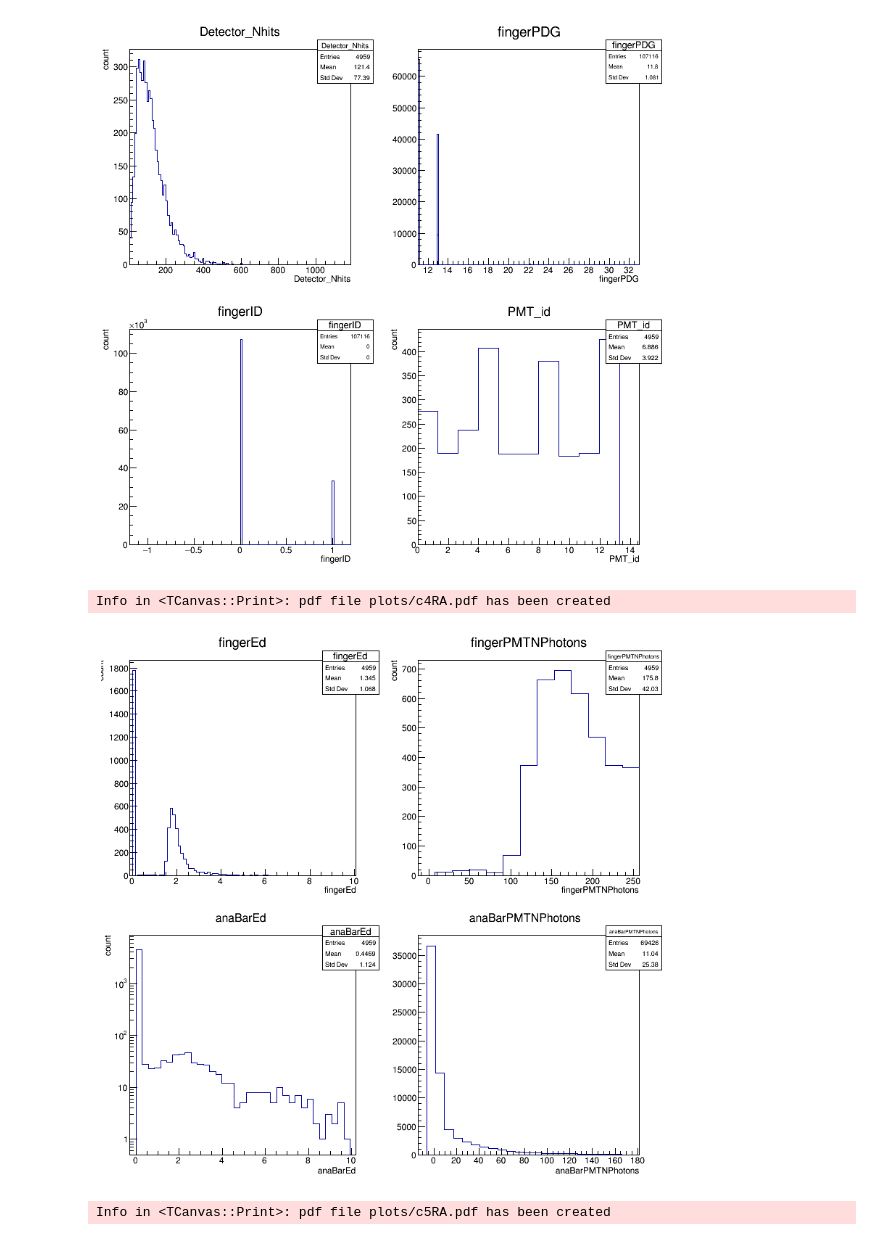
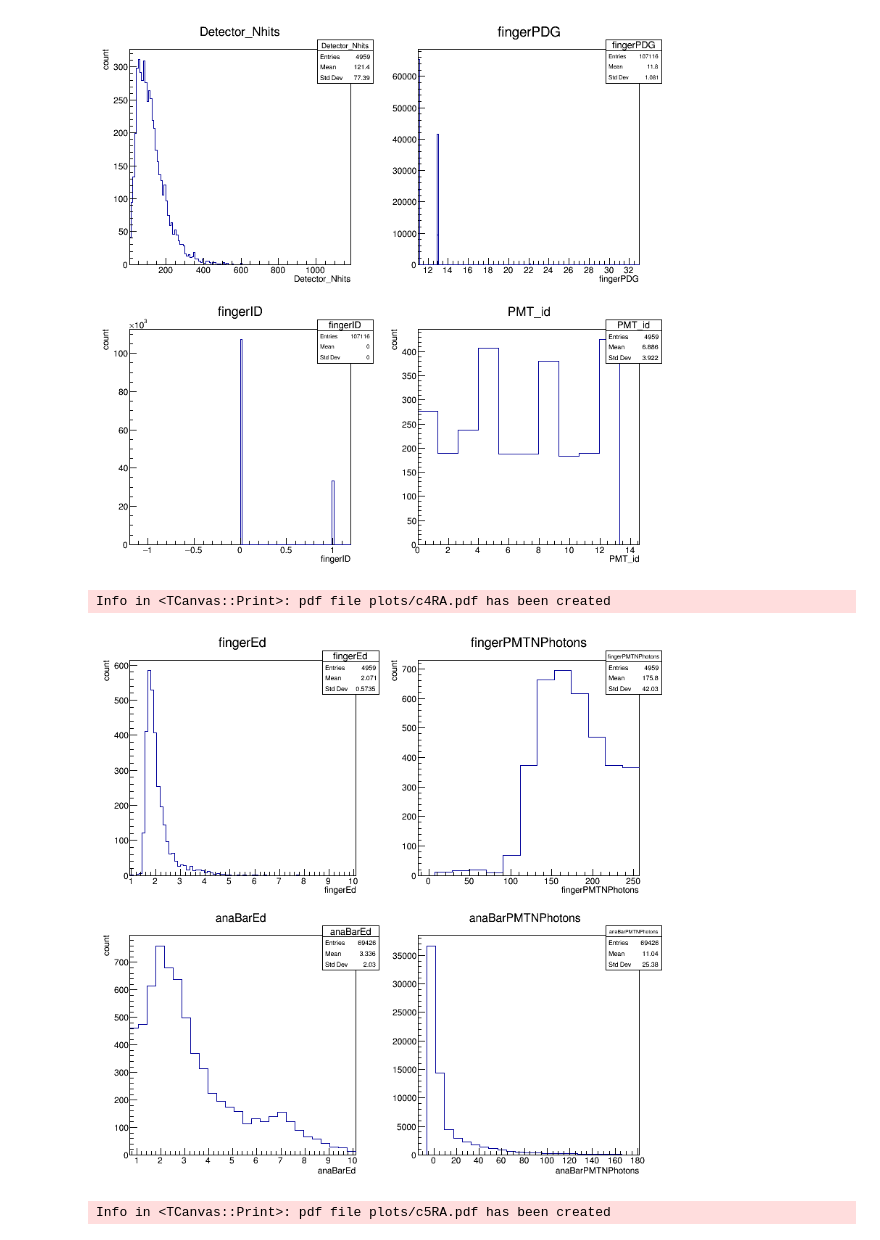
Before and after one commit to chapatilasers/AnaBarMC, a Jupyter notebook: AnalyseSignalsRDataFrameActual.ipynb, the cells around one changed output. Saved outputs shown, nothing was run; the diff lists cells and outputs as text; code cells hidden in the pictures.

```diff
--- a/AnalyseSignalsRDataFrameActual.ipynb
+++ b/AnalyseSignalsRDataFrameActual.ipynb
@@ -362,6 +440,8 @@ fdf = d.Define("trigger", "getTrigger(Detector_Nhits, &Detector_id[0])") \
        .Define("fPz", "getPz(fMomentum,Prim_Th,Prim_Ph)") \
        .Define("fNewTheta", "getNewTheta(fMomentum,fPy)") \
        .Define("fNewPhi", "getNewPhi(fMomentum,fPx,fPz)") \
+       .Define("trigger2", "getTrigger2(trigger,fNewTheta)") \
+       .Define("trigger3", "getTrigger3(trigger,fNewTheta)") \
        .Define("fingerXVec","getFingerXVec(trigger,Detector_Nhits,&Detector_id[0],&Detector_pdg[0],&Detector_x[0],Prim_pdg)") \
        .Define("fingerYVec","getFingerYVec(trigger,Detector_Nhits,&Detector_id[0],&Detector_pdg[0],&Detector_y[0],Prim_pdg)") \
        .Define("fingerZVec","getFingerZVec(trigger,Detector_Nhits,&Detector_id[0],&Detector_pdg[0],&Detector_z[0],Prim_pdg)") \
@@ -376,8 +456,10 @@ fdf = d.Define("trigger", "getTrigger(Detector_Nhits, &Detector_id[0])") \
        .Define("anaBarPDG","getAnaBarPDG(trigger,Detector_Nhits,&Detector_id[0],&Detector_pdg[0])") \
        .Define("fingerPMTNPhotons","getFingerPMTNPhotons(trigger,&PMT_Nphotons[0])") \
        .Define("anaBarPMTNPhotons","getAnaBarPMTNPhotons(trigger,&PMT_Nphotons[0])") \
+       .Define("anaBarNPhotonsTotal","getAnaBarNPhotonsTotal(trigger,&PMT_Nphotons[0])") \
        .Define("fingerEd","getFingerEd(trigger,fNewTheta,Detector_Nhits,Prim_pdg,&Detector_id[0],&Detector_pdg[0],&Detector_Ed[0])") \
-       .Define("anaBarEd","getAnaBarEd(trigger,fNewTheta,Detector_Nhits,Prim_pdg,&Detector_id[0],&Detector_pdg[0],&Detector_Ed[0])")
+       .Define("anaBarEd","getAnaBarEd(trigger,fNewTheta,Detector_Nhits,Prim_pdg,&Detector_id[0],&Detector_pdg[0],&Detector_Ed[0])") \
+       .Define("anaBarEdTotal","getAnaBarEdTotal(trigger,fNewTheta,Detector_Nhits,Prim_pdg,&Detector_id[0],&Detector_pdg[0],&Detector_Ed[0])")
 
 triggers = fdf.Filter("trigger==true").Count()
 print('{} entries passed trigger'.format(triggers.GetValue()))
@@ -478,38 +560,39 @@ c4 = root.TCanvas("c4","c4",800,800)
 
 c4.cd()
 pad = root.TPad("pad","pad",0.01,0.51,0.50,0.99)
 pad.Draw()
 pad.cd()
-hFingerEd.GetXaxis().SetRangeUser(-1,10)
+hFingerEd.GetXaxis().SetRangeUser(1.0,10)
 hFingerEd.Draw();
 
 c4.cd()
 pad = root.TPad("pad","pad",0.51,0.51,0.99,0.99)
 pad.Draw()
 pad.cd()
-hFingerPMTNphot.GetXaxis().SetRangeUser(-20,250)
+hFingerPMTNphot.GetXaxis().SetRangeUser(-10,250)
 hFingerPMTNphot.Draw()
 
 c4.cd()
 pad = root.TPad("pad","pad",0.01,0.01,0.50,0.50)
-pad.SetLogy()
+#pad.SetLogy()
 pad.Draw()
 pad.cd()
-hAnaBarEd.GetXaxis().SetRangeUser(-1,10)
+hAnaBarEd.GetXaxis().SetRangeUser(1.0,10)
 hAnaBarEd.Draw();
 
 c4.cd()
 pad = root.TPad("pad","pad",0.51,0.01,0.99,0.50)
+#pad.SetLogy()
 pad.Draw()
 pad.cd()
 hAnaBarPMTNphot.GetXaxis().SetRangeUser(-20,180)
 hAnaBarPMTNphot.Draw()
 
 c4.Draw()
 c4.Print("plots/c4RA.pdf")
 # %% [output]
 Info in <TCanvas::Print>: pdf file plots/c4RA.pdf has been created
-[figure, old version]
+[figure, new version]
 # %%
 # Canvas 5
 
```
Also changed, not shown: parts of 8 cells of this notebook, 8 other files.
